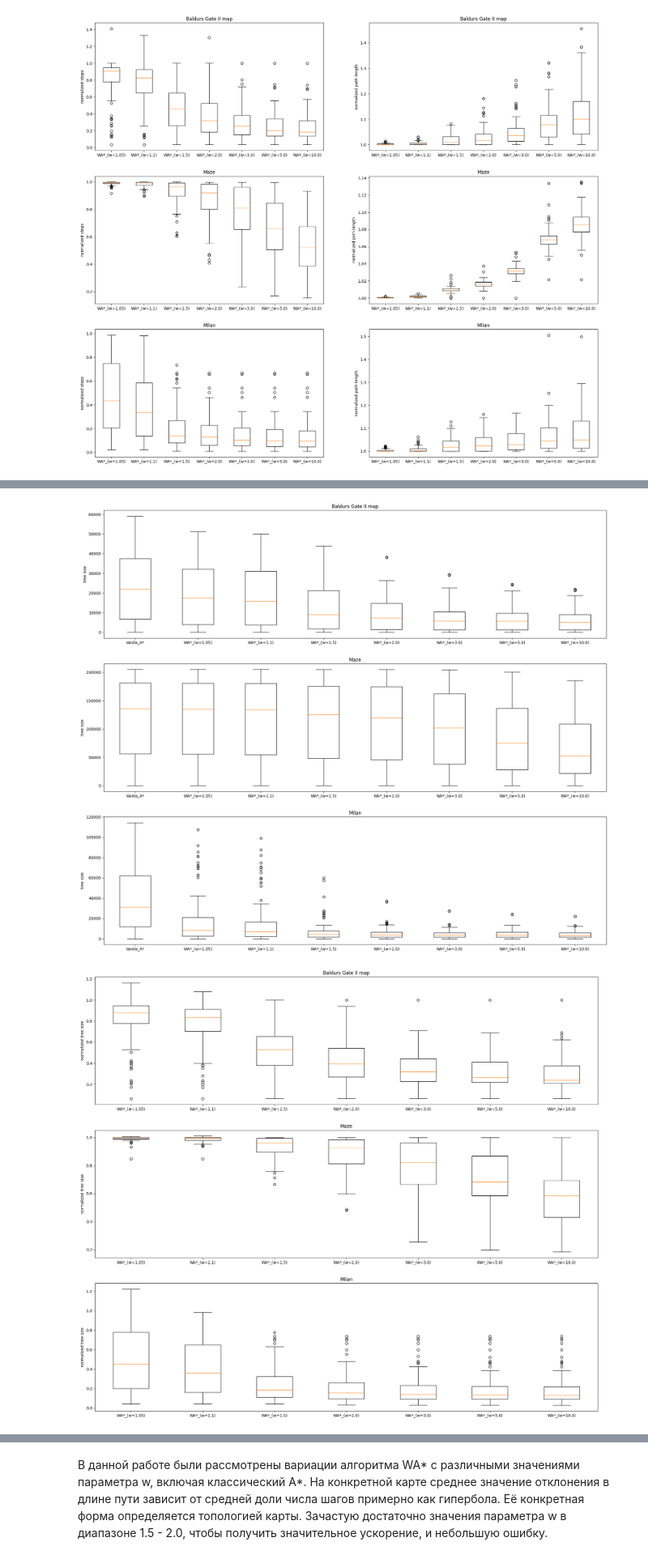
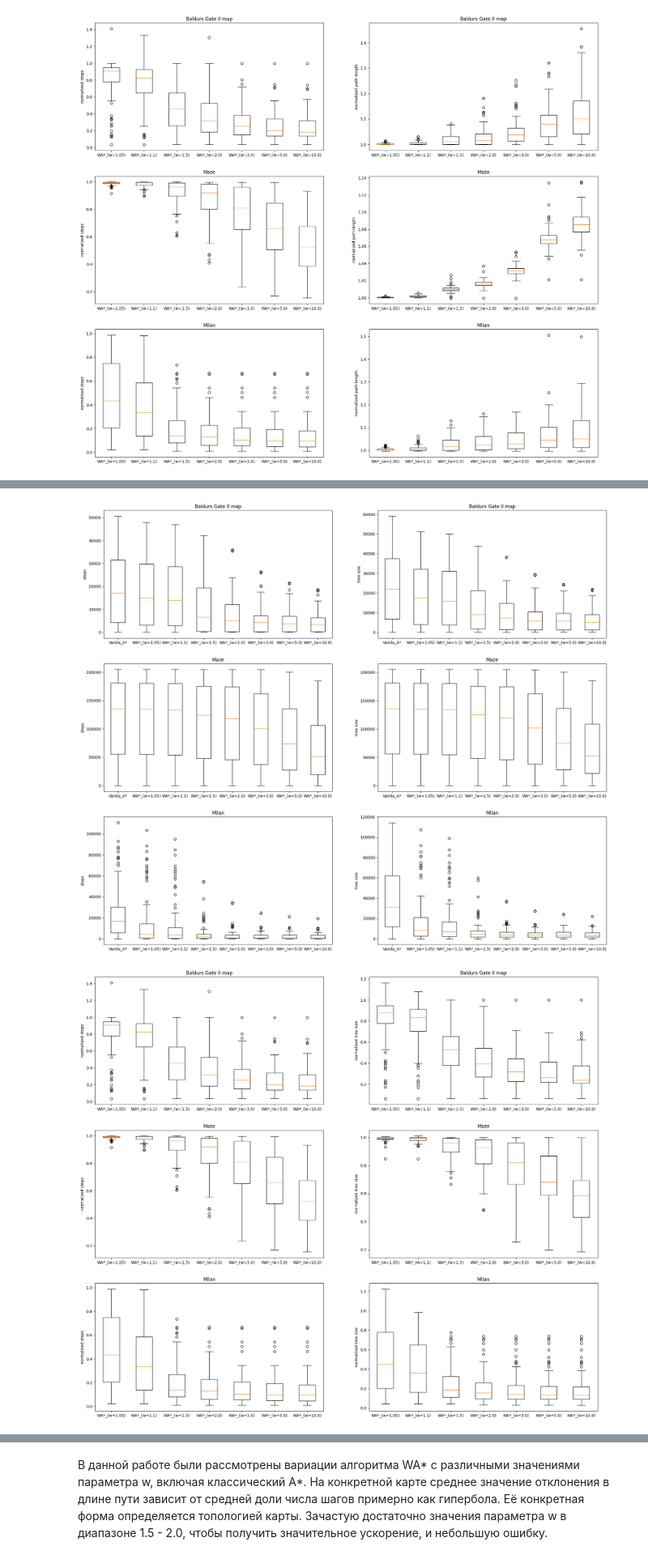
Before and after one commit to HS-Class-SPbU-2024-Fall/lab07-benchmarking-bounded-sub-optimal-astar-MaxVorosh, a Jupyter notebook: lab_07_benchmarking_WAstar.ipynb, the cells around one changed output, grey strips where cells are left out. Shown at 81% size. Drawn from its saved outputs; the diff is of its cells as text; code cells hidden in the pictures.

```diff
--- a/lab_07_benchmarking_WAstar.ipynb
+++ b/lab_07_benchmarking_WAstar.ipynb
@@ -519,7 +517,7 @@ def draw_box_plot(stat_names: List[str], normalize: bool = False):
     all_stat = get_statistics()
     map_names = ['Baldurs Gate II map', 'Maze', 'Milan']
     map_paths = ["AR0205SR.map", "maze512-4-6.map", "Milan_1_512.map"]
-    eps = 10 ** -6
+    eps = 10 ** -2
     fig, ax = plt.subplots(nrows=len(map_names), ncols=len(stat_names), figsize=(23, 20))
     for i in range(len(map_names)):
         mapname = map_paths[i]
@@ -705,6 +707,6 @@ draw_box_plot(['steps', 'path length'], True)
 # %%
-draw_box_plot(['tree size'])
-draw_box_plot(['tree size'], True)
+draw_box_plot(['steps', 'tree size'])
+draw_box_plot(['steps', 'tree size'], True)
 # %% [output]
-[figure, old version]
+[figure, new version]
-[figure, old version]
+[figure, new version]
```
Also changed, not shown: parts of 10 cells of this notebook, 1 other file.
